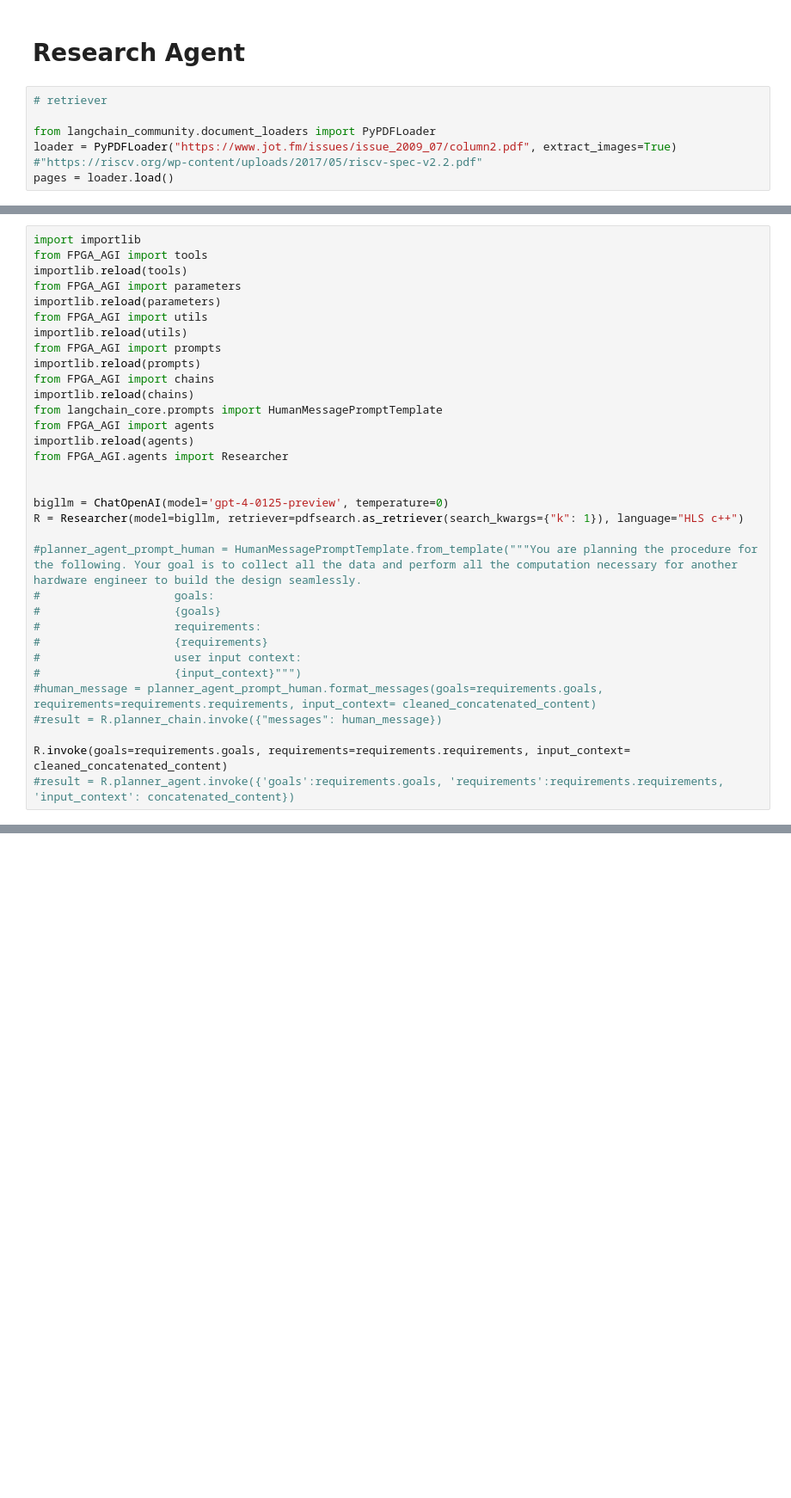
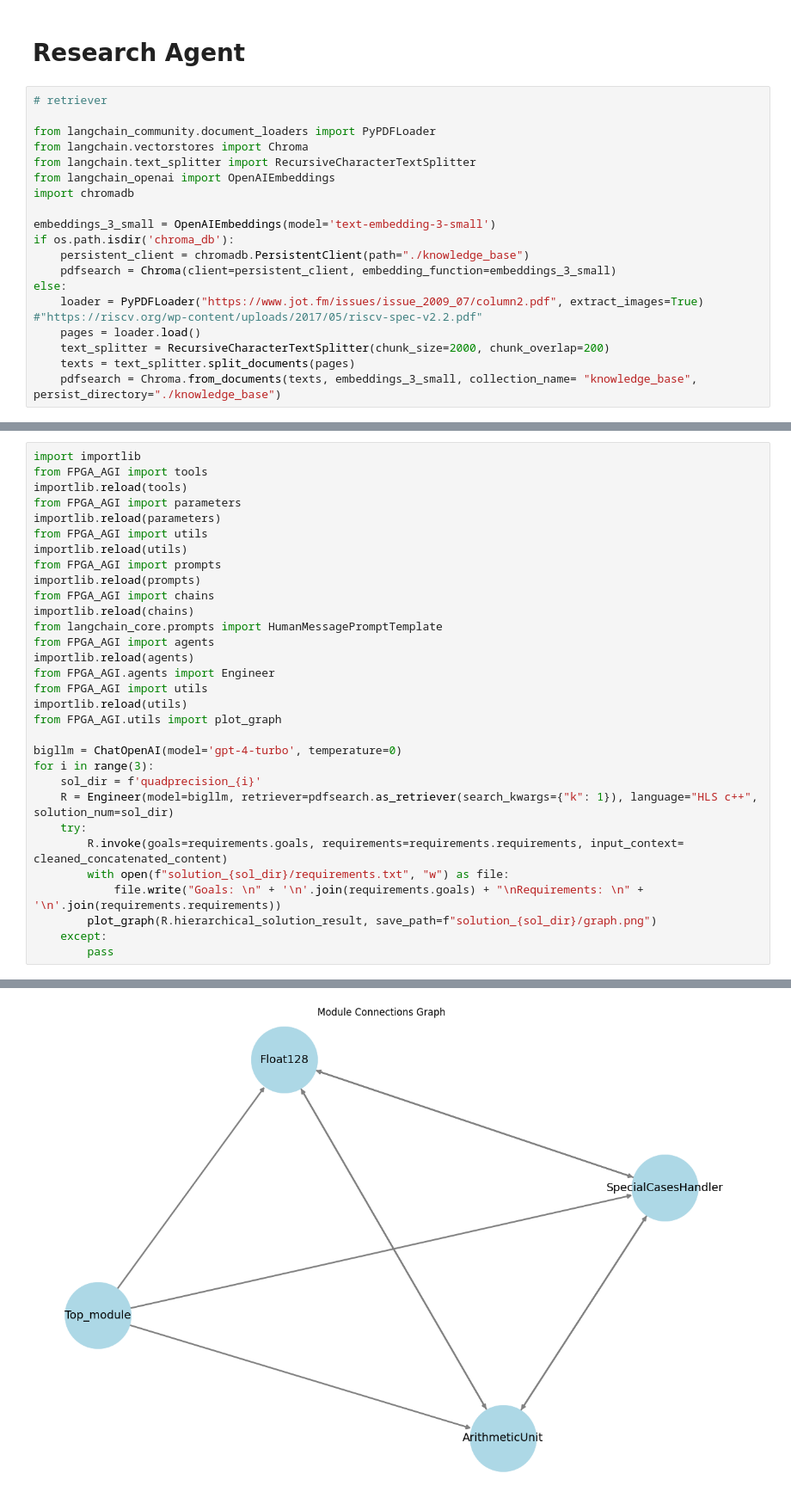
Before and after one commit to sarashs/FPGA_AGI, a Jupyter notebook: working_solution.ipynb, the cells around one changed output, grey strips where cells are left out. Shown at 86% size. Drawn from its saved outputs; the diff is of its cells as text; blank space fills up the shorter version.

```diff
--- a/working_solution.ipynb
+++ b/working_solution.ipynb
@@ -115,5 +115,18 @@ requirements.requirements.append('The quadruple precision float operations must
 # retriever
 
 from langchain_community.document_loaders import PyPDFLoader
-loader = PyPDFLoader("https://www.jot.fm/issues/issue_2009_07/column2.pdf", extract_images=True) #"https://riscv.org/wp-content/uploads/2017/05/riscv-spec-v2.2.pdf"
-pages = loader.load()
+from langchain.vectorstores import Chroma
+from langchain.text_splitter import RecursiveCharacterTextSplitter
+from langchain_openai import OpenAIEmbeddings
+import chromadb
+
+embeddings_3_small = OpenAIEmbeddings(model='text-embedding-3-small')
+if os.path.isdir('chroma_db'):
+    persistent_client = chromadb.PersistentClient(path="./knowledge_base")
+    pdfsearch = Chroma(client=persistent_client, embedding_function=embeddings_3_small)
+else:
+    loader = PyPDFLoader("https://www.jot.fm/issues/issue_2009_07/column2.pdf", extract_images=True) #"https://riscv.org/wp-content/uploads/2017/05/riscv-spec-v2.2.pdf"
+    pages = loader.load()
+    text_splitter = RecursiveCharacterTextSplitter(chunk_size=2000, chunk_overlap=200)
+    texts = text_splitter.split_documents(pages)
+    pdfsearch = Chroma.from_documents(texts, embeddings_3_small, collection_name= "knowledge_base", persist_directory="./knowledge_base")
@@ -166,23 +170,21 @@ importlib.reload(chains)
 from langchain_core.prompts import HumanMessagePromptTemplate
 from FPGA_AGI import agents
 importlib.reload(agents)
-from FPGA_AGI.agents import Researcher
+from FPGA_AGI.agents import Engineer
+from FPGA_AGI import utils
+importlib.reload(utils)
+from FPGA_AGI.utils import plot_graph
 
-
-bigllm = ChatOpenAI(model='gpt-4-0125-preview', temperature=0)
-R = Researcher(model=bigllm, retriever=pdfsearch.as_retriever(search_kwargs={"k": 1}), language="HLS c++")
-
-#planner_agent_prompt_human = HumanMessagePromptTemplate.from_template("""You are planning the procedure for the following. Your goal is to collect all the data and perform all the computation necessary for another hardware engineer to build the design seamlessly.
-#                    goals:
-#                    {goals}
-#                    requirements:
-#                    {requirements}
-#                    user input context:
-#                    {input_context}""")
-#human_message = planner_agent_prompt_human.format_messages(goals=requirements.goals, requirements=requirements.requirements, input_context= cleaned_concatenated_content)
-#result = R.planner_chain.invoke({"messages": human_message})
-
-R.invoke(goals=requirements.goals, requirements=requirements.requirements, input_context= cleaned_concatenated_content)
-#result = R.planner_agent.invoke({'goals':requirements.goals, 'requirements':requirements.requirements, 'input_context': concatenated_content})
+bigllm = ChatOpenAI(model='gpt-4-turbo', temperature=0)
+for i in range(3):
+    sol_dir = f'quadprecision_{i}'
+    R = Engineer(model=bigllm, retriever=pdfsearch.as_retriever(search_kwargs={"k": 1}), language="HLS c++", solution_num=sol_dir)
+    try:
+        R.invoke(goals=requirements.goals, requirements=requirements.requirements, input_context= cleaned_concatenated_content)
+        with open(f"solution_{sol_dir}/requirements.txt", "w") as file:
+            file.write("Goals: \n" + '\n'.join(requirements.goals) + "\nRequirements: \n" + '\n'.join(requirements.requirements))
+        plot_graph(R.hierarchical_solution_result, save_path=f"solution_{sol_dir}/graph.png")
+    except:
+        pass
 # %% [output]
 ---QUESTION GENERATION---
@@ -204,0 +207 @@ Thought
+[figure, added]
```
Also changed, not shown: parts of 6 cells of this notebook, 2 other files.
